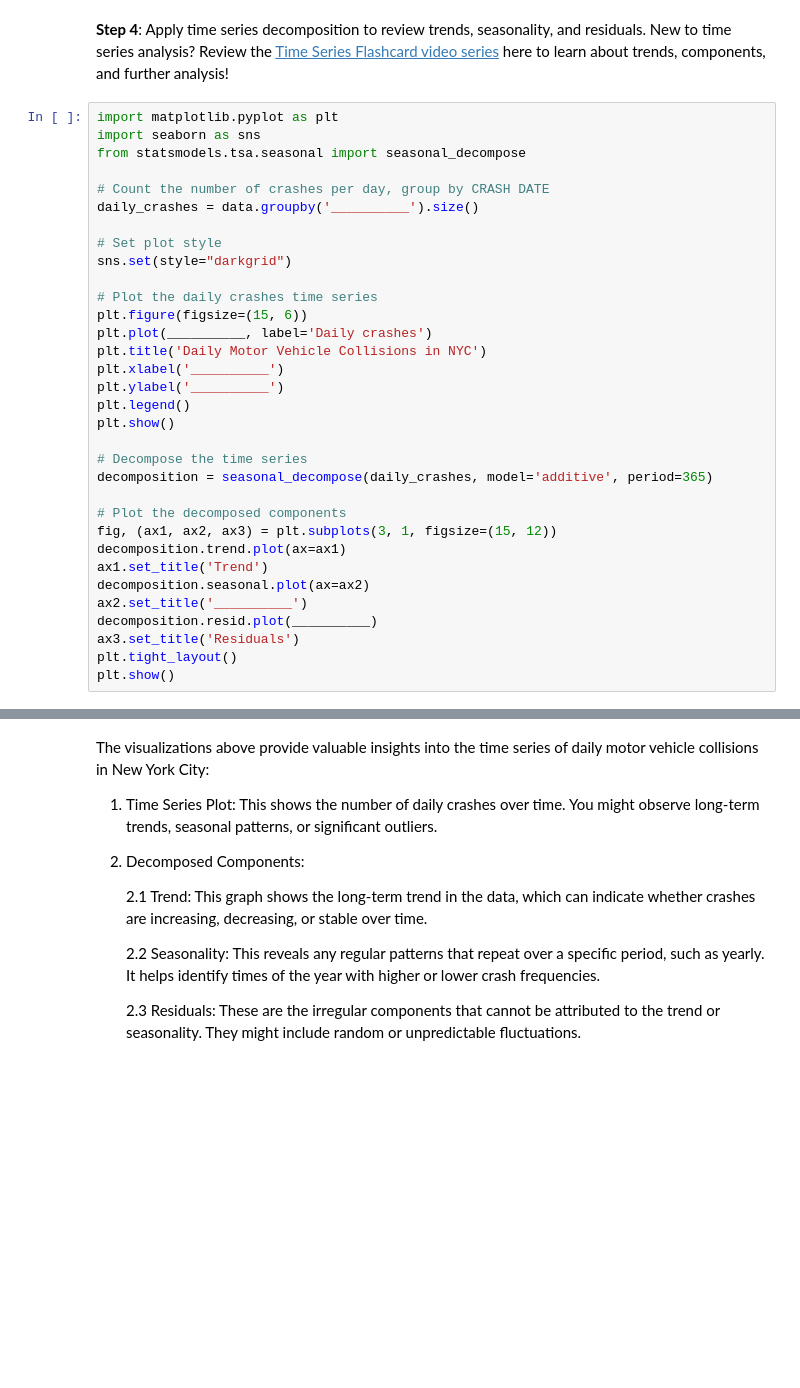
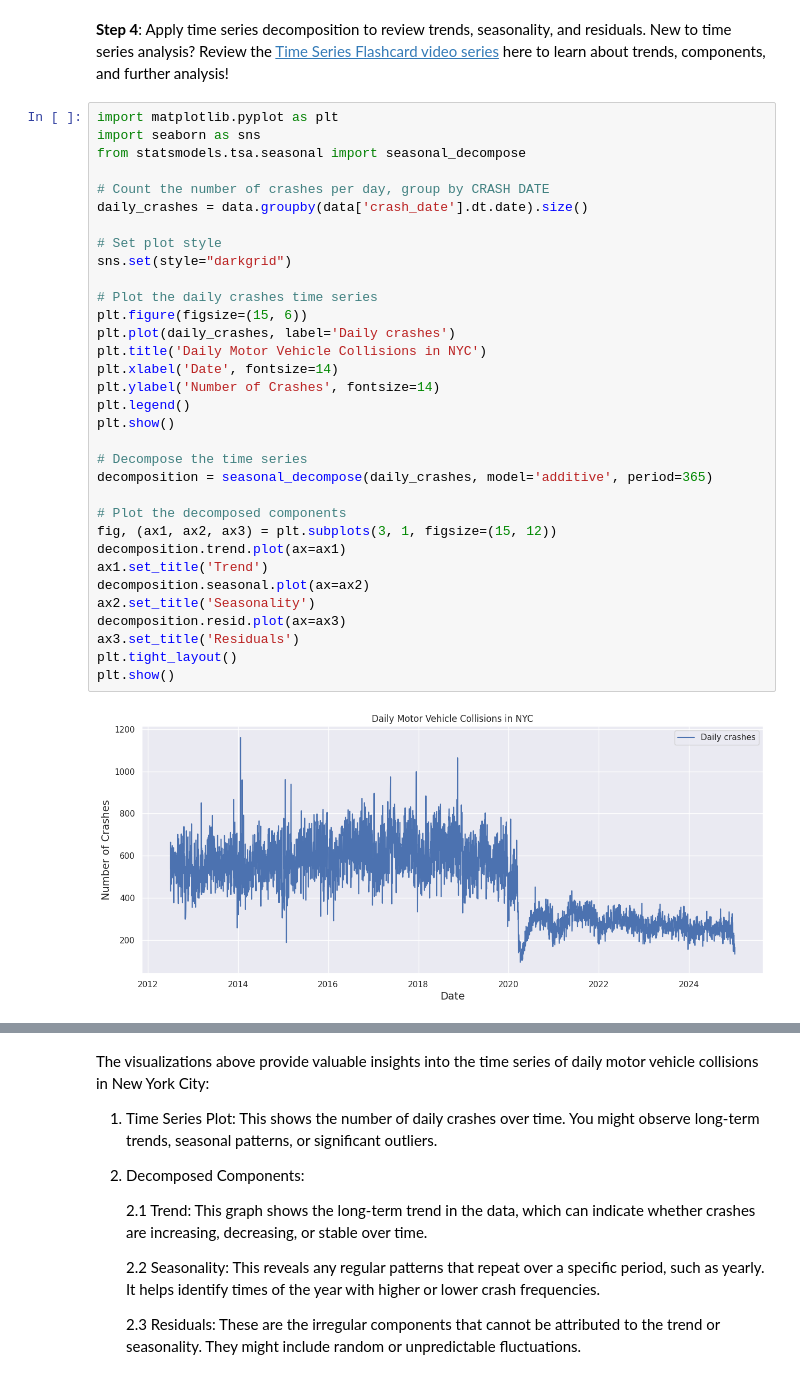
Before and after one commit to Raswanth-Prasath/TDSP, a Jupyter notebook: EXPLORER_ACCELERATOR_Transportation_Data_Science_Project_(TDSP).ipynb, the cells around one changed output, grey strips where cells are left out. Saved outputs shown, nothing was run; the diff lists cells and outputs as text; blank space fills up the shorter version.

```diff
--- a/EXPLORER_ACCELERATOR_Transportation_Data_Science_Project_(TDSP).ipynb
+++ b/EXPLORER_ACCELERATOR_Transportation_Data_Science_Project_(TDSP).ipynb
@@ -471,33 +476,35 @@ plt.show()
 # %%
 import matplotlib.pyplot as plt
 import seaborn as sns
 from statsmodels.tsa.seasonal import seasonal_decompose
 
 # Count the number of crashes per day, group by CRASH DATE
-daily_crashes = data.groupby('__________').size()
+daily_crashes = data.groupby(data['crash_date'].dt.date).size()
 
 # Set plot style
 sns.set(style="darkgrid")
 
 # Plot the daily crashes time series
 plt.figure(figsize=(15, 6))
-plt.plot(__________, label='Daily crashes')
+plt.plot(daily_crashes, label='Daily crashes')
 plt.title('Daily Motor Vehicle Collisions in NYC')
-plt.xlabel('__________')
-plt.ylabel('__________')
+plt.xlabel('Date', fontsize=14)
+plt.ylabel('Number of Crashes', fontsize=14)
 plt.legend()
 plt.show()
 
 # Decompose the time series
 decomposition = seasonal_decompose(daily_crashes, model='additive', period=365)
 
 # Plot the decomposed components
 fig, (ax1, ax2, ax3) = plt.subplots(3, 1, figsize=(15, 12))
 decomposition.trend.plot(ax=ax1)
 ax1.set_title('Trend')
 decomposition.seasonal.plot(ax=ax2)
-ax2.set_title('__________')
-decomposition.resid.plot(__________)
+ax2.set_title('Seasonality')
+decomposition.resid.plot(ax=ax3)
 ax3.set_title('Residuals')
 plt.tight_layout()
 plt.show()
+# %% [output]
+[figure, added]
```
Also changed, not shown: parts of 5 cells of this notebook.
